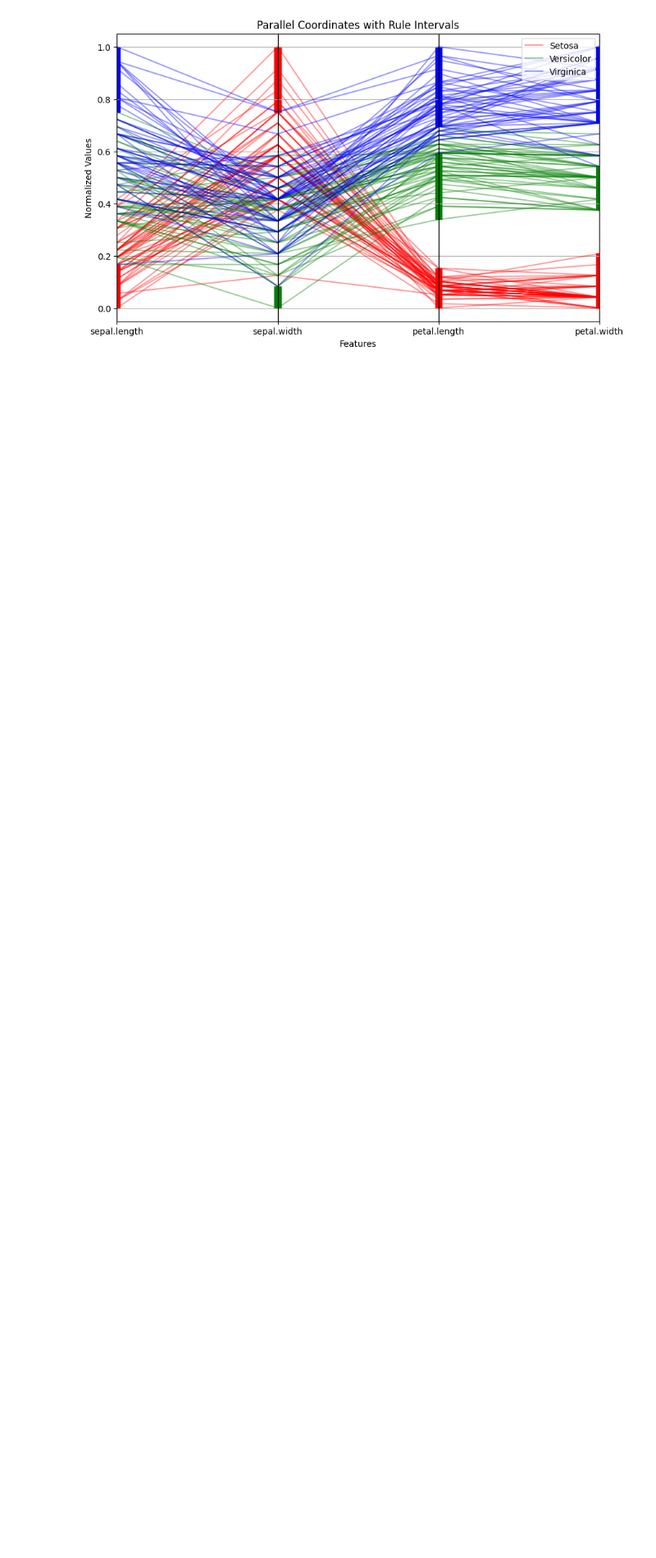
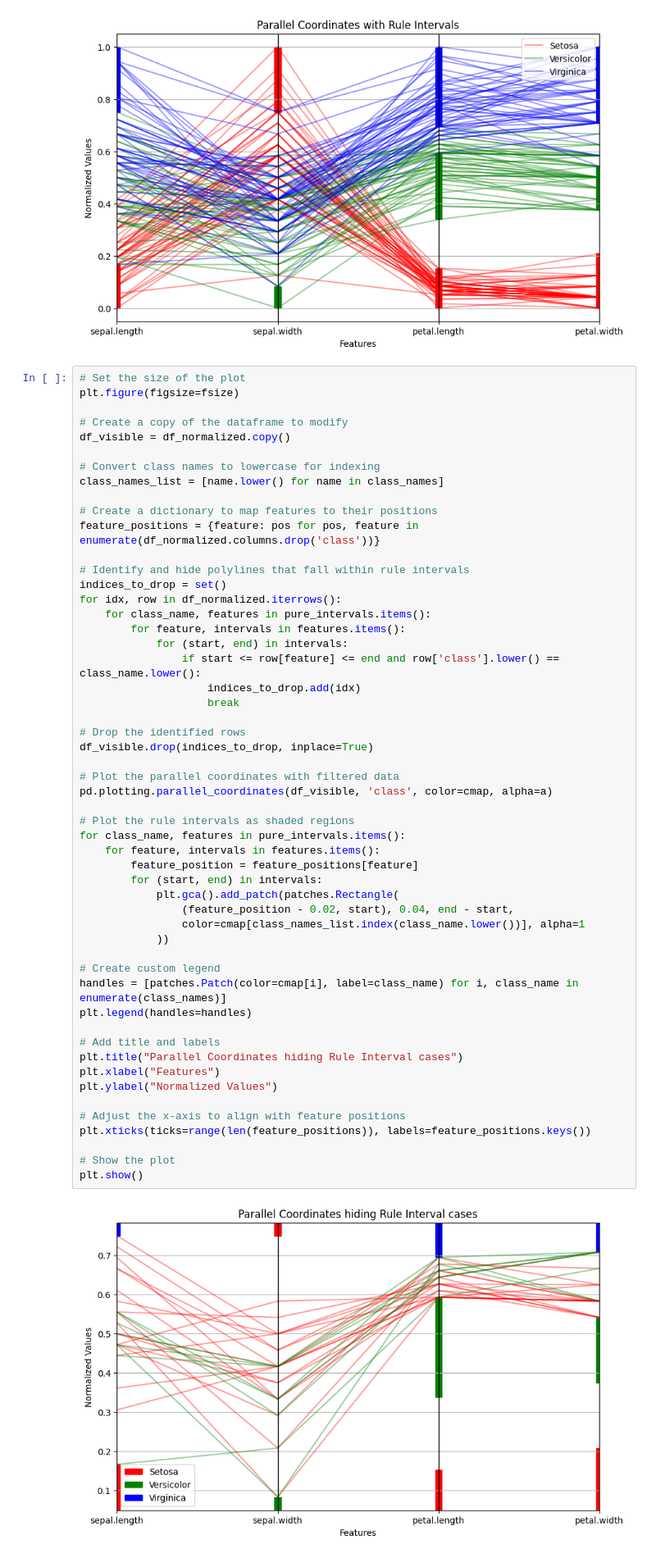
Before and after one commit to AvaAvarai/DataAnalysisNotebook, a Jupyter notebook: data_analysis.ipynb, the cells around one changed output. Shown at 82% size. Cells and saved outputs as stored; diff of their text form; blank space fills up the shorter version.

Commit message:
adjust

```diff
--- a/data_analysis.ipynb
+++ b/data_analysis.ipynb
@@ -558,6 +558,61 @@ plt.xticks(ticks=range(len(feature_positions)), labels=feature_positions.keys())
 plt.show()
 # %% [output]
 [figure]
+# %%
+# Set the size of the plot
+plt.figure(figsize=fsize)
+
+# Create a copy of the dataframe to modify
+df_visible = df_normalized.copy()
+
+# Convert class names to lowercase for indexing
+class_names_list = [name.lower() for name in class_names]
+
+# Create a dictionary to map features to their positions
+feature_positions = {feature: pos for pos, feature in enumerate(df_normalized.columns.drop('class'))}
+
+# Identify and hide polylines that fall within rule intervals
+indices_to_drop = set()
+for idx, row in df_normalized.iterrows():
+    for class_name, features in pure_intervals.items():
+        for feature, intervals in features.items():
+            for (start, end) in intervals:
+                if start <= row[feature] <= end and row['class'].lower() == class_name.lower():
+                    indices_to_drop.add(idx)
+                    break
+
+# Drop the identified rows
+df_visible.drop(indices_to_drop, inplace=True)
+
+# Plot the parallel coordinates with filtered data
+pd.plotting.parallel_coordinates(df_visible, 'class', color=cmap, alpha=a)
+
+# Plot the rule intervals as shaded regions
+for class_name, features in pure_intervals.items():
+    for feature, intervals in features.items():
+        feature_position = feature_positions[feature]
+        for (start, end) in intervals:
+            plt.gca().add_patch(patches.Rectangle(
+                (feature_position - 0.02, start), 0.04, end - start,
+                color=cmap[class_names_list.index(class_name.lower())], alpha=1
+            ))
+
+# Create custom legend
+handles = [patches.Patch(color=cmap[i], label=class_name) for i, class_name in enumerate(class_names)]
+plt.legend(handles=handles)
+
+# Add title and labels
+plt.title("Parallel Coordinates hiding Rule Interval cases")
+plt.xlabel("Features")
+plt.ylabel("Normalized Values")
+
+# Adjust the x-axis to align with feature positions
+plt.xticks(ticks=range(len(feature_positions)), labels=feature_positions.keys())
+
+# Show the plot
+plt.show()
+# %% [output]
+[figure, added]
 # %% [markdown]
 ### LDA
 
```
Also changed, not shown: parts of 1 cell of this notebook.
